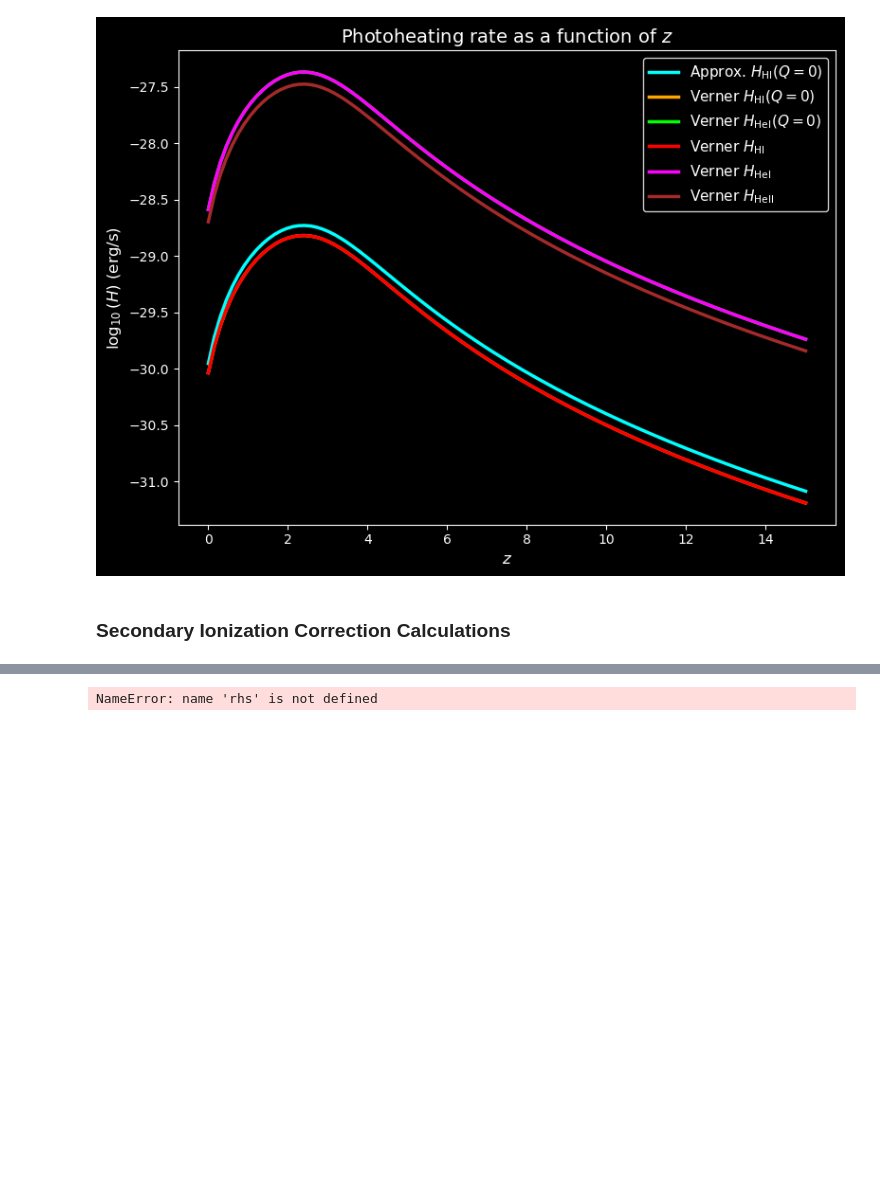
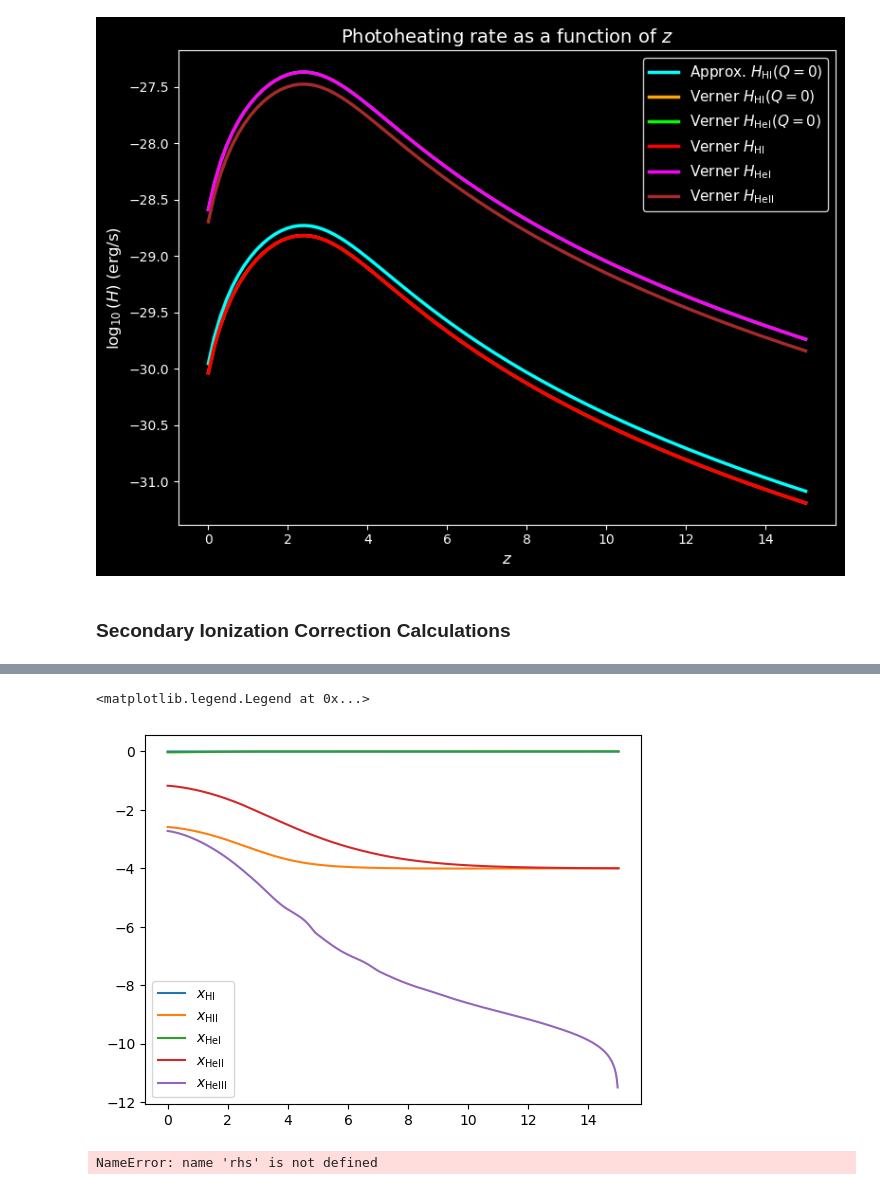
Before and after one commit to ysvaditya05/Galaxy-Formation, a Jupyter notebook: Notebooks/XRay_Heating.ipynb, the cells around one changed output, grey strips where cells are left out. Cells and saved outputs as stored; diff of their text form; code cells hidden in the pictures; blank space fills up the shorter version.

```diff
--- a/Notebooks/XRay_Heating.ipynb
+++ b/Notebooks/XRay_Heating.ipynb
@@ -1668,3 +1733,13 @@ def FullHeating_RHS(z, Y):
+# %%
+plt.plot(z_fullheating, np.log10(x_HI_FH), label = r'$x_\text{HI}$')
+plt.plot(z_fullheating, np.log10(1 - x_HI_FH), label = r'$x_\text{HII}$')
+plt.plot(z_fullheating, np.log10(x_HeI_FH), label = r'$x_\text{HeI}$')
+plt.plot(z_fullheating, np.log10(x_HeII_FH), label = r'$x_\text{HeII}$')
+plt.plot(z_fullheating, np.log10(1 - x_HeI_FH - x_HeII_FH), label = r'$x_\text{HeIII}$')
+plt.legend()
+# %% [output]
+<matplotlib.legend.Legend at 0x...>
+[figure, added]
 # %%
 def electron_fraction(x_HI, x_HeI, x_HeII, n_H, n_He):
 
```
Also changed, not shown: parts of 8 cells of this notebook, 1 other file.
